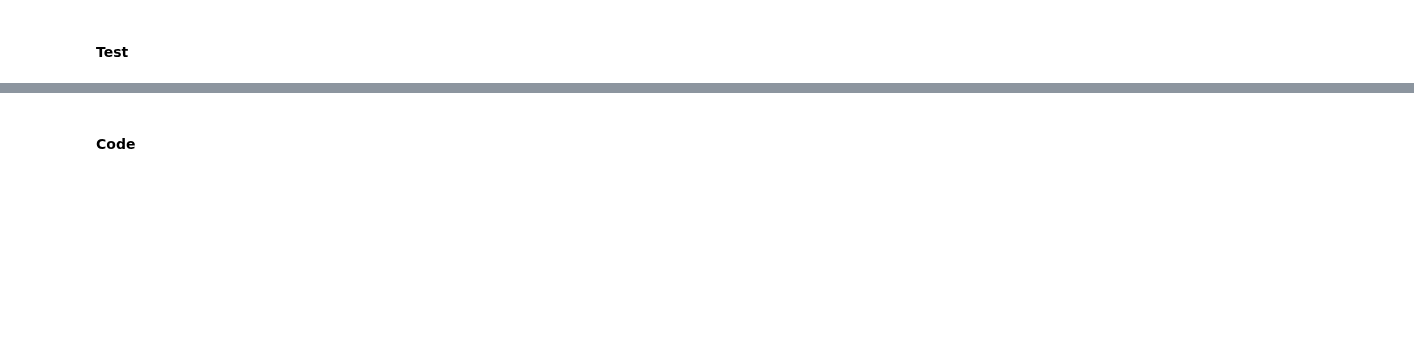
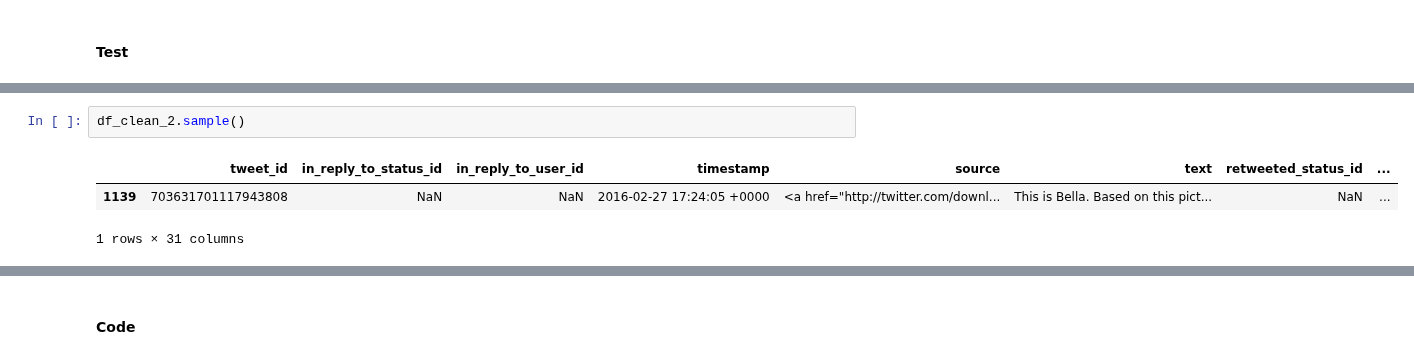
Before and after one commit to bmamha/wrangle-and-analyze-project, a Jupyter notebook: wrangle_act.ipynb, the cells around one changed output, grey strips where cells are left out. Saved outputs shown, nothing was run; the diff lists cells and outputs as text; blank space fills up the shorter version.

```diff
--- a/wrangle_act.ipynb
+++ b/wrangle_act.ipynb
@@ -383,0 +486,6 @@ Remove denominator values which are not for ratings.
+# %%
+df_clean_2.sample()
+# %% [output]
+|  | tweet_id | in_reply_to_status_id | in_reply_to_user_id | timestamp | source | text | retweeted_status_id | ... |
+| 1139 | 703631701117943808 | NaN | NaN | 2016-02-27 17:24:05 +0000 | <a href="http://twitter.com/downl... | This is Bella. Based on this pict... | NaN | ... |
+1 rows × 31 columns
```
Also changed, not shown: parts of 102 cells of this notebook.
